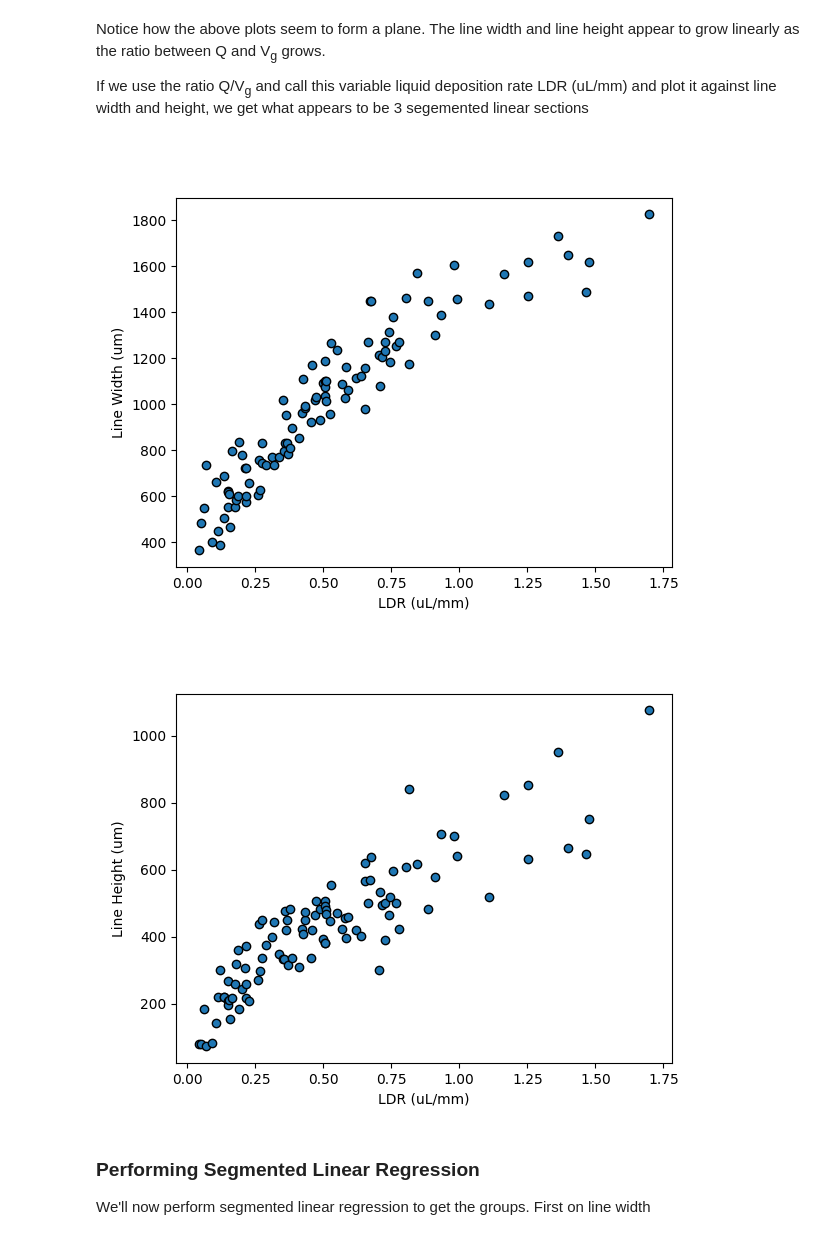
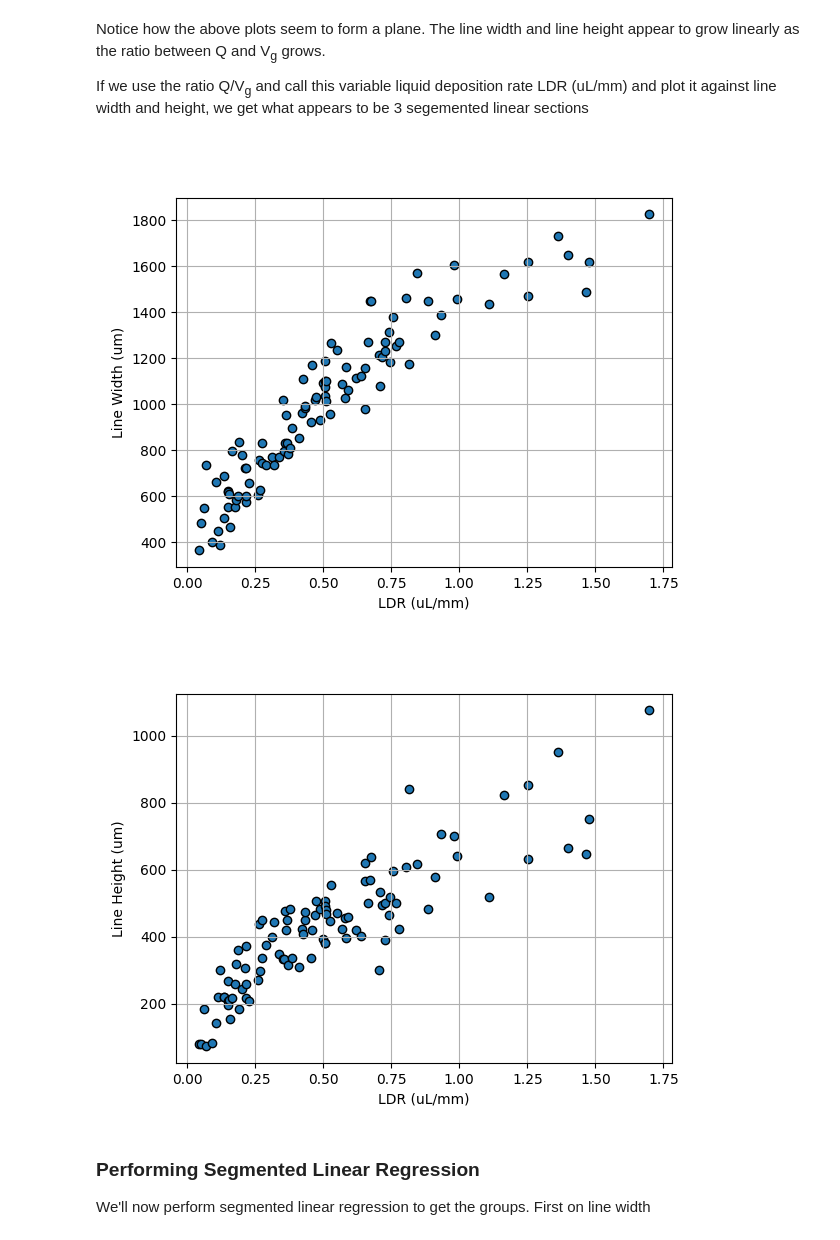
Before and after one commit to JerryCh3n/Bachelor-Thesis, a Jupyter notebook: linear_regression_plots.ipynb, the cells around one changed output. Cells and saved outputs as stored; diff of their text form; code cells hidden in the pictures.

```diff
--- a/linear_regression_plots.ipynb
+++ b/linear_regression_plots.ipynb
@@ -89,32 +89,34 @@ If we use the ratio Q/V<sub>g</sub> and call this variable liquid deposition rat
 # %%
 ldr = Q/Vg #(ul/mm)
 
 # LDR against width
 fig = plt.figure()
 ax = plt.axes()
+ax.grid()
 
 ax.scatter(ldr, lw, edgecolor='k')
 
 ax.set_xlabel('LDR (uL/mm)')
 ax.set_ylabel('Line Width (um)')
 
 plt.savefig("LDR_Width_unmarked.png", dpi=300)
 plt.show()
 
 # LDR against height
 fig = plt.figure()
 ax = plt.axes()
+ax.grid()
 
 ax.scatter(ldr, lh, edgecolor='k')
 
 ax.set_xlabel('LDR (uL/mm)')
 ax.set_ylabel('Line Height (um)')
 
 plt.savefig("LDR_Height_unmarked.png", dpi=300)
 plt.show()
 # %% [output]
-[figure, old version]
+[figure, new version]
-[figure, old version]
+[figure, new version]
 # %% [markdown]
 ### Performing Segmented Linear Regression
 
```
Also changed, not shown: 22 other files.
